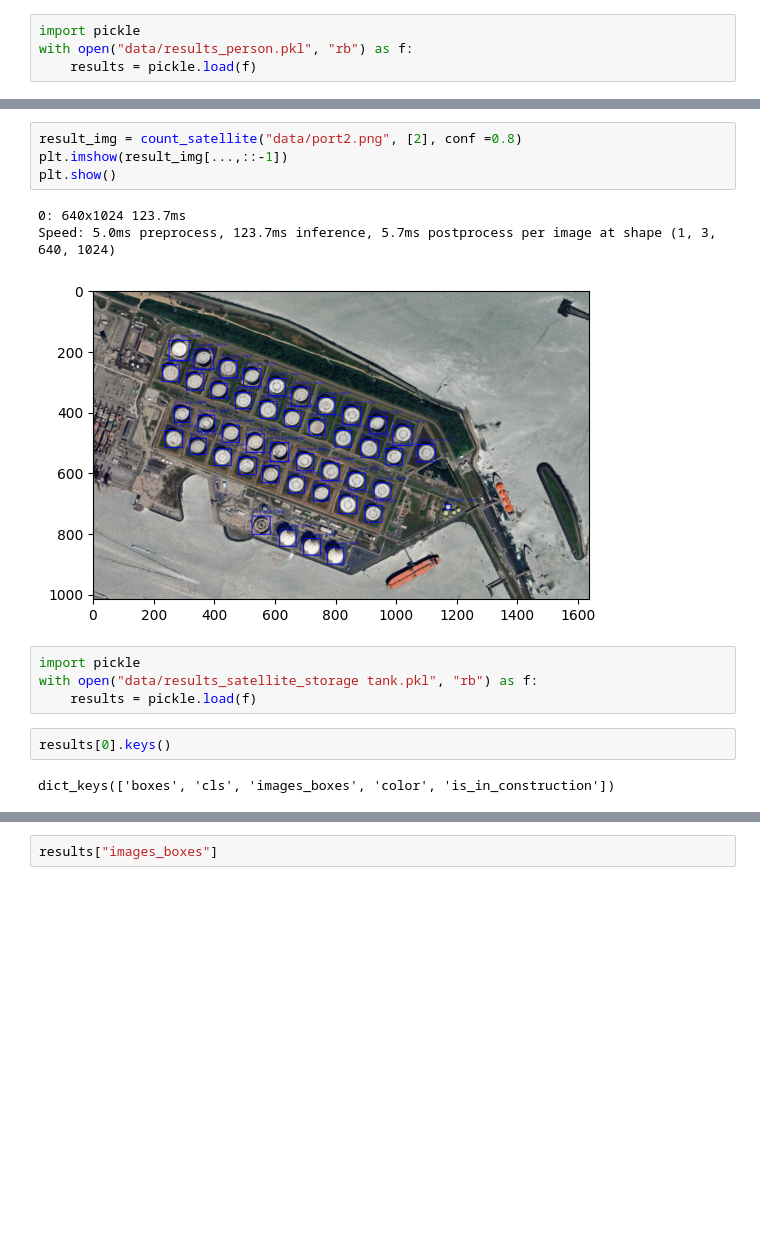
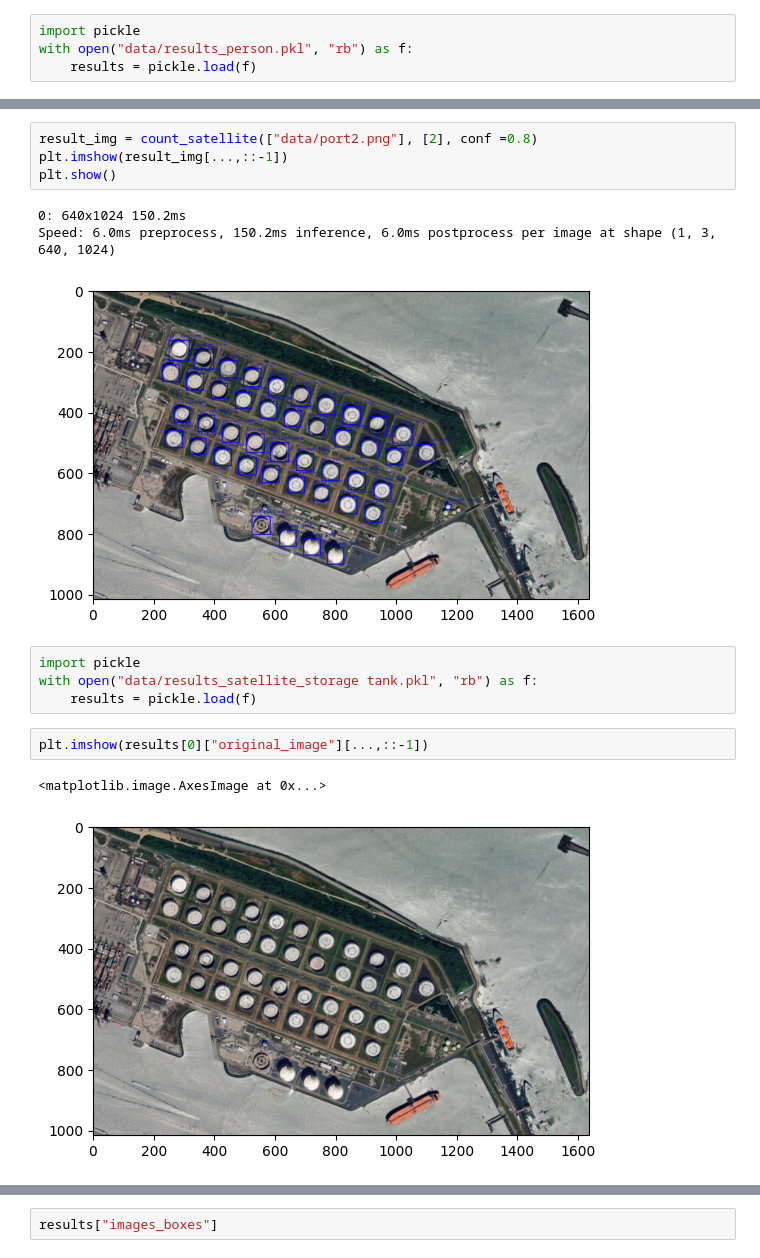
Before and after one commit to wesleymth/Lauzhack-2024-Counting-Stuff, a Jupyter notebook: yolo.ipynb, the cells around one changed output, grey strips where cells are left out. Drawn from its saved outputs; the diff is of its cells as text; blank space fills up the shorter version.

```diff
--- a/yolo.ipynb
+++ b/yolo.ipynb
@@ -25,17 +25,18 @@ Speed: 7.1ms preprocess, 158.9ms inference, 14.0ms postprocess per image at shap
 [figure]
 # %%
-result_img = count_satellite("data/port2.png", [2], conf =0.8)
+result_img = count_satellite(["data/port2.png"], [2], conf =0.8)
 plt.imshow(result_img[...,::-1])
 plt.show()
 # %% [output]
-0: 640x1024 123.7ms
-Speed: 5.0ms preprocess, 123.7ms inference, 5.7ms postprocess per image at shape (1, 3, 640, 1024)
+0: 640x1024 150.2ms
+Speed: 6.0ms preprocess, 150.2ms inference, 6.0ms postprocess per image at shape (1, 3, 640, 1024)
 [figure]
 # %%
 import pickle
 with open("data/results_satellite_storage tank.pkl", "rb") as f:
     results = pickle.load(f)
-# %%
-results[0].keys()
-# %% [output]
-dict_keys(['boxes', 'cls', 'images_boxes', 'color', 'is_in_construction'])
+# %%
+plt.imshow(results[0]["original_image"][...,::-1])
+# %% [output]
+<matplotlib.image.AxesImage at 0x...>
+[figure, added]
```
Also changed, not shown: parts of 5 cells of this notebook, 1 other file.
